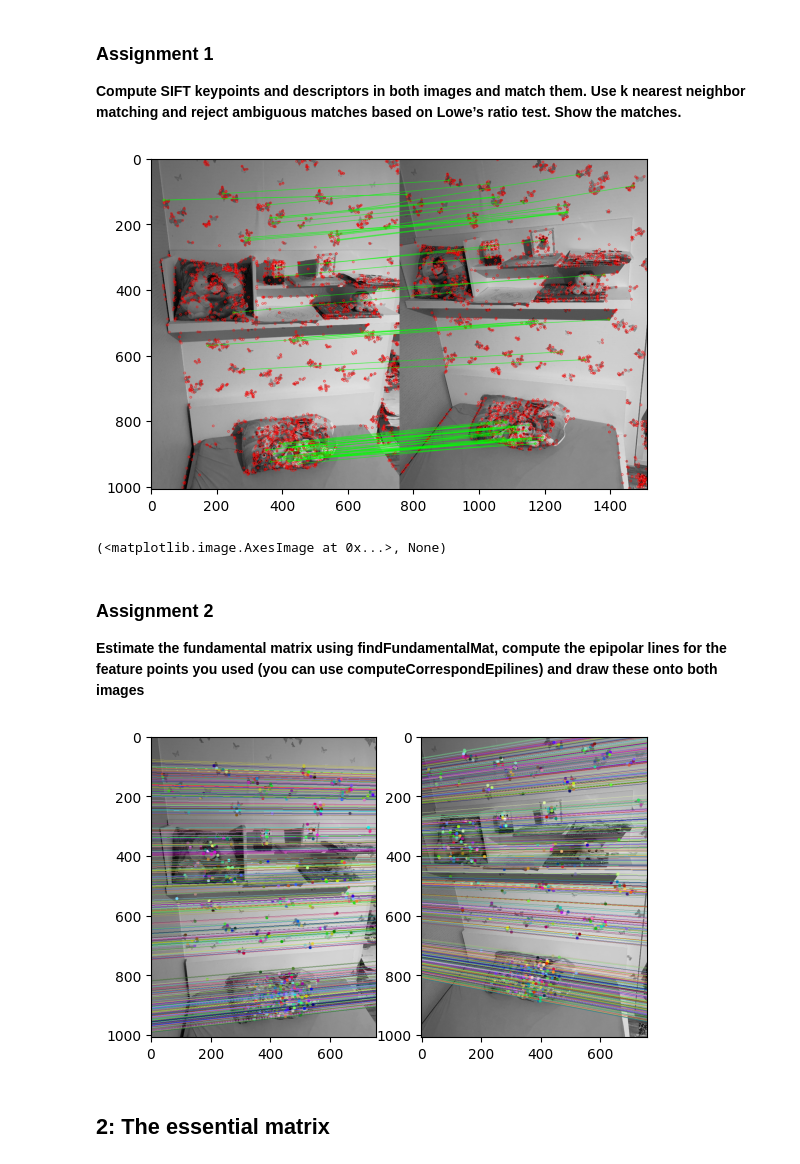
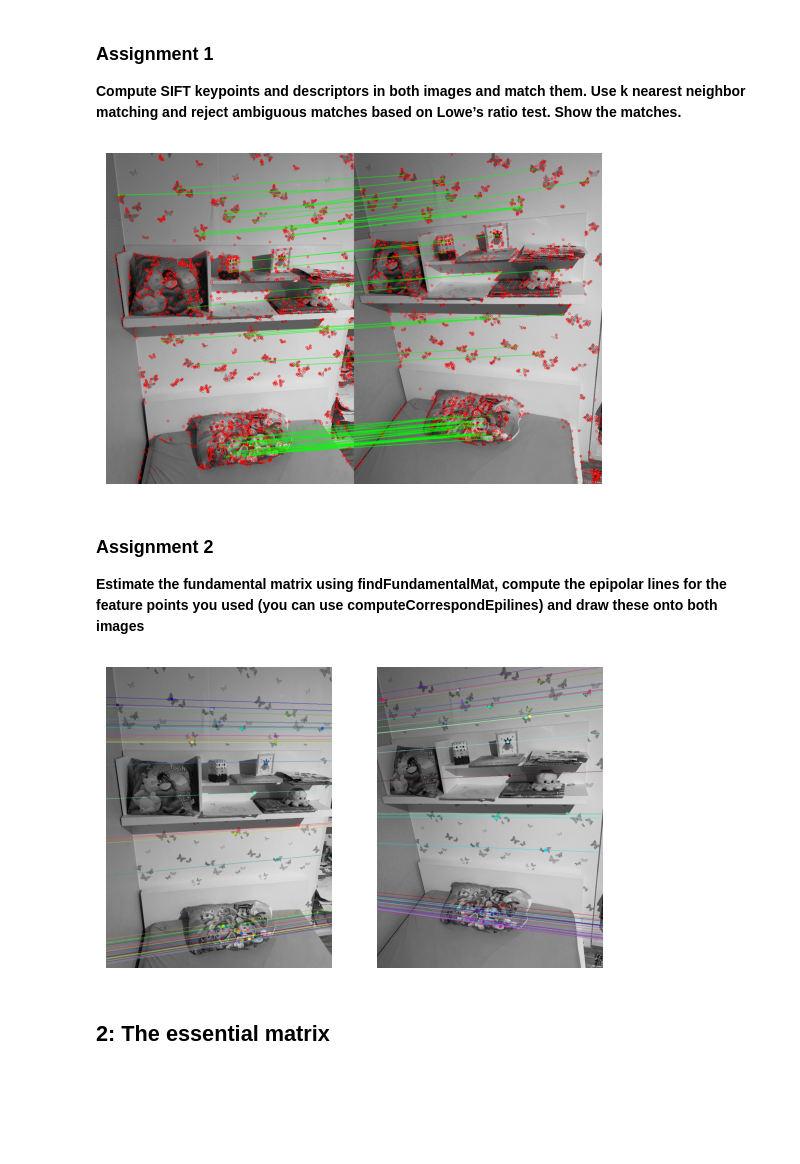
Before and after one commit to nsavvide/ComputerVision, a Jupyter notebook: lab4.ipynb, the cells around one changed output. Saved outputs shown, nothing was run; the diff lists cells and outputs as text; code cells hidden in the pictures; blank space fills up the shorter version.

```diff
--- a/lab4.ipynb
+++ b/lab4.ipynb
@@ -29,6 +30,19 @@ def draw_lines(img1, img2, lines, pts1, pts2):
         img1_color = cv2.circle(img1_color, pt1, 5, color, -1)
         img2_color = cv2.circle(img2_color, pt2, 5, color, -1)
     return img1_color, img2_color
+# %%
+def drawlines(img1,img2,lines,pts1,pts2):
+    r,c = img1.shape
+    img1 = cv2.cvtColor(img1,cv2.COLOR_GRAY2BGR)
+    img2 = cv2.cvtColor(img2,cv2.COLOR_GRAY2BGR)
+    for r,pt1,pt2 in zip(lines,pts1,pts2):
+        color = tuple(np.random.randint(0,255,3).tolist())
+        x0,y0 = map(int, [0, -r[2]/r[1] ])
+        x1,y1 = map(int, [c, -(r[2]+r[0]*c)/r[1] ])
+        img1 = cv2.line(img1, (x0,y0), (x1,y1), color,1)
+        img1 = cv2.circle(img1,tuple(pt1),5,color,-1)
+        img2 = cv2.circle(img2,tuple(pt2),5,color,-1)
+    return img1,img2
 # %% [markdown]
 ## 1: Epipoles and the fundamental matrix
 # %% [markdown]
@@ -42,23 +56,19 @@ epipolar lines**
 **Compute SIFT keypoints and descriptors in both images and match them. Use k nearest
 neighbor matching and reject ambiguous matches based on Lowe’s ratio test. Show the matches.**
 # %%
-# Load the images
-img1 = cv2.imread('source_images/im00.png', cv2.IMREAD_GRAYSCALE)  # QueryImage
-img2 = cv2.imread('source_images/im01.png', cv2.IMREAD_GRAYSCALE)  # TrainImage
+img1 = cv2.imread('source_images/im00.png', cv2.IMREAD_GRAYSCALE)
+img2 = cv2.imread('source_images/im01.png', cv2.IMREAD_GRAYSCALE)
 
-# Initialize SIFT detector
 sift = cv2.SIFT_create()
 
 # Find the keypoints and descriptors with SIFT
 keypoints1, descriptors1 = sift.detectAndCompute(img1, None)
 keypoints2, descriptors2 = sift.detectAndCompute(img2, None)
 
-# FLANN parameters
 FLANN_INDEX_KDTREE = 1
 index_params = dict(algorithm=FLANN_INDEX_KDTREE, trees=5)
 search_params = dict(checks=50)
 
-# FLANN based matcher
 flann = cv2.FlannBasedMatcher(index_params, search_params)
 
 # k-nearest neighbors matching
@@ -67,7 +77,7 @@ matches = flann.knnMatch(descriptors1, descriptors2, k=2)
 # Need to draw only good matches, so create a mask
 matchesMask = [[0,0] for i in range(len(matches))]
 
-# ratio test as per Lowe's paper
+# Ratio test as per Lowe's paper https://www.cs.ubc.ca/~lowe/papers/ijcv04.pdf
 for i,(m,n) in enumerate(matches):
     if m.distance < 0.4*n.distance:
         matchesMask[i]=[1,0]
@@ -79,10 +89,11 @@ draw_params = dict(matchColor = (0,255,0),
 
 img3 = cv2.drawMatchesKnn(img1, keypoints1,img2,keypoints2,matches,None,**draw_params)
 
-plt.imshow(img3,),plt.show()
+plt.imshow(img3)
+plt.axis("off")
+plt.show()
 # %% [output]
-[figure, old version]
+[figure, new version]
-(<matplotlib.image.AxesImage at 0x...>, None)
 # %% [markdown]
 ### Assignment 2
 
@@ -95,7 +106,7 @@ pts2 = []
 
 # ratio test as per Lowe's paper
 for i,(m,n) in enumerate(matches):
-    if m.distance < 0.8*n.distance:
+    if m.distance < 0.4*n.distance:
         pts2.append(keypoints2[m.trainIdx].pt)
         pts1.append(keypoints1[m.queryIdx].pt)
 
@@ -112,34 +123,37 @@ def drawlines(img1,img2,lines,pts1,pts2):
     ''' img1 - image on which we draw the epilines for the points in img2
         lines - corresponding epilines '''
     r,c = img1.shape
     img1 = cv2.cvtColor(img1,cv2.COLOR_GRAY2BGR)
     img2 = cv2.cvtColor(img2,cv2.COLOR_GRAY2BGR)
     for r,pt1,pt2 in zip(lines,pts1,pts2):
         color = tuple(np.random.randint(0,255,3).tolist())
         x0,y0 = map(int, [0, -r[2]/r[1] ])
         x1,y1 = map(int, [c, -(r[2]+r[0]*c)/r[1] ])
         img1 = cv2.line(img1, (x0,y0), (x1,y1), color,1)
         img1 = cv2.circle(img1,tuple(pt1),5,color,-1)
         img2 = cv2.circle(img2,tuple(pt2),5,color,-1)
     return img1,img2
 
 # Find epilines corresponding to points in right image (second image) and
 # drawing its lines on left image
 lines1 = cv2.computeCorrespondEpilines(pts2.reshape(-1,1,2), 2,F)
 lines1 = lines1.reshape(-1,3)
 img5,img6 = drawlines(img1,img2,lines1,pts1,pts2)
 
 # Find epilines corresponding to points in left image (first image) and
 # drawing its lines on right image
 lines2 = cv2.computeCorrespondEpilines(pts1.reshape(-1,1,2), 1,F)
 lines2 = lines2.reshape(-1,3)
 img3,img4 = drawlines(img2,img1,lines2,pts2,pts1)
 
+plt.axis("off")
 plt.subplot(121),plt.imshow(img5)
+plt.axis("off")
 plt.subplot(122),plt.imshow(img3)
+plt.axis("off")
 plt.show()
 # %% [output]
-[figure, old version]
+[figure, new version]
 # %% [markdown]
 ## 2: The essential matrix
 # %% [markdown]
```
Also changed, not shown: parts of 19 cells of this notebook.
